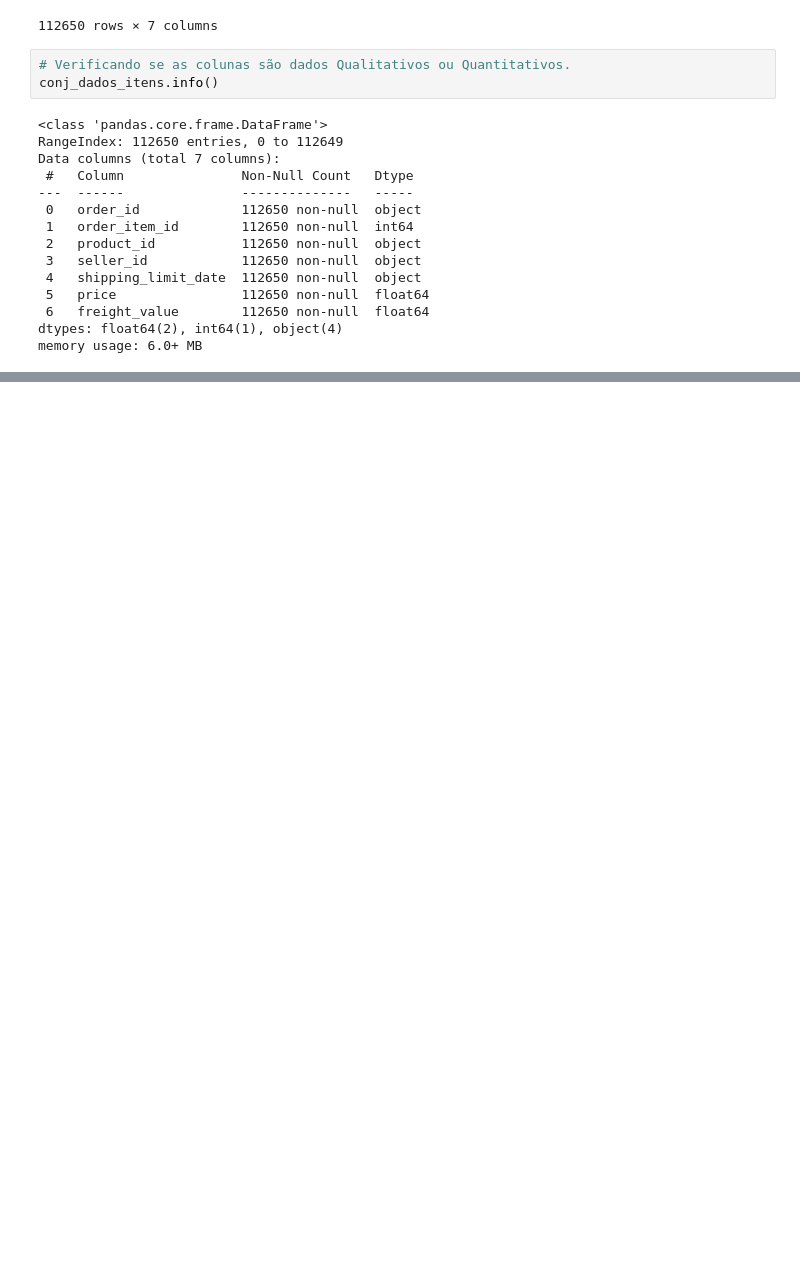
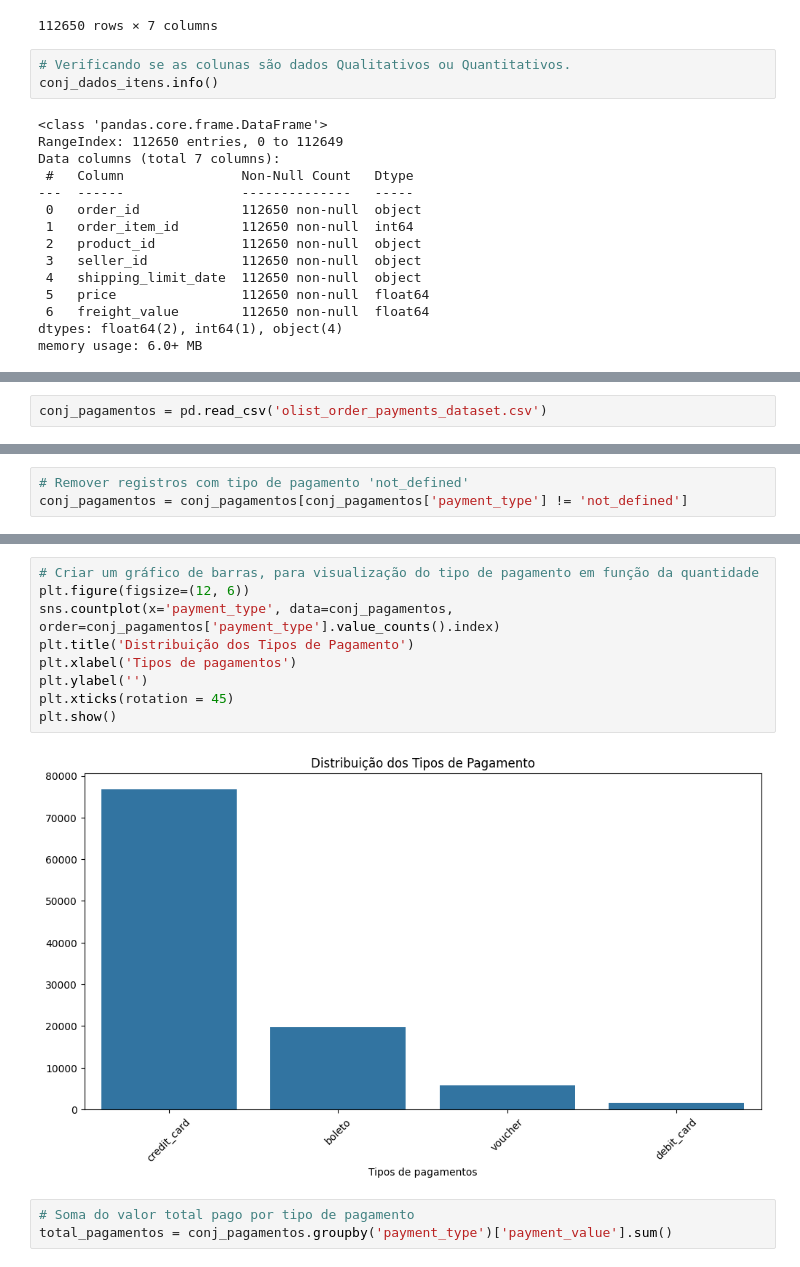
Before and after one commit to LucasCabra7/Teste-Tecnico-Programa-Trainee-triggo.ai, a Jupyter notebook: Teste_Técnico_Triggo_ai.ipynb, the cells around one changed output, grey strips where cells are left out. Saved outputs shown, nothing was run; the diff lists cells and outputs as text; blank space fills up the shorter version.

Commit message:
Atualização dos gráficos.

```diff
--- a/Teste_Técnico_Triggo_ai.ipynb
+++ b/Teste_Técnico_Triggo_ai.ipynb
@@ -137,0 +324,2 @@ memory usage: 6.0+ MB
+# %%
+conj_pagamentos = pd.read_csv('olist_order_payments_dataset.csv')
@@ -137,0 +380,3 @@ memory usage: 6.0+ MB
+# %%
+# Remover registros com tipo de pagamento 'not_defined'
+conj_pagamentos = conj_pagamentos[conj_pagamentos['payment_type'] != 'not_defined']
@@ -137,0 +393,14 @@ memory usage: 6.0+ MB
+# %%
+# Criar um gráfico de barras, para visualização do tipo de pagamento em função da quantidade
+plt.figure(figsize=(12, 6))
+sns.countplot(x='payment_type', data=conj_pagamentos, order=conj_pagamentos['payment_type'].value_counts().index)
+plt.title('Distribuição dos Tipos de Pagamento')
+plt.xlabel('Tipos de pagamentos')
+plt.ylabel('')
+plt.xticks(rotation = 45)
+plt.show()
+# %% [output]
+[figure, added]
+# %%
+# Soma do valor total pago por tipo de pagamento
+total_pagamentos = conj_pagamentos.groupby('payment_type')['payment_value'].sum()
```
Also changed, not shown: parts of 50 cells of this notebook.
